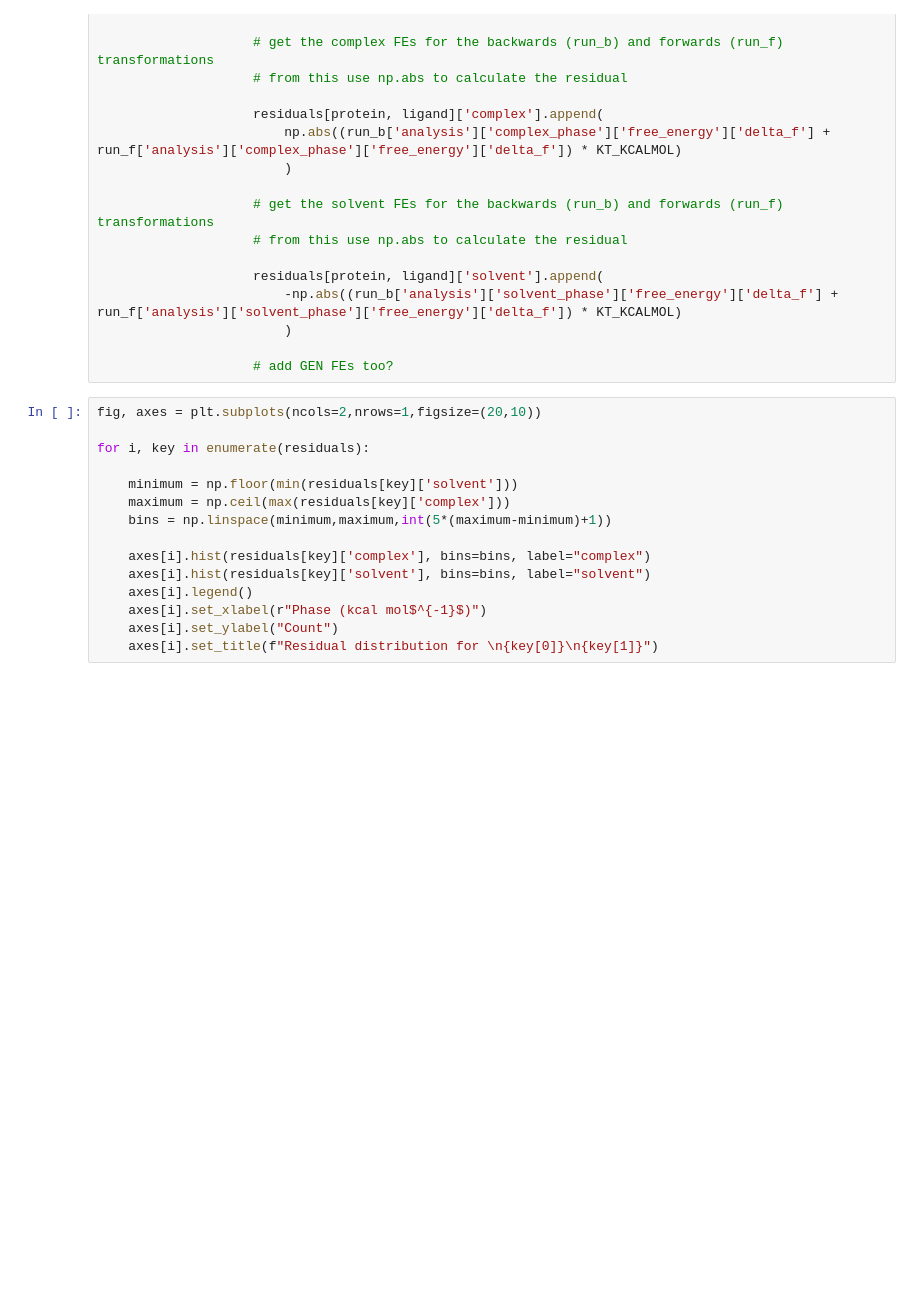
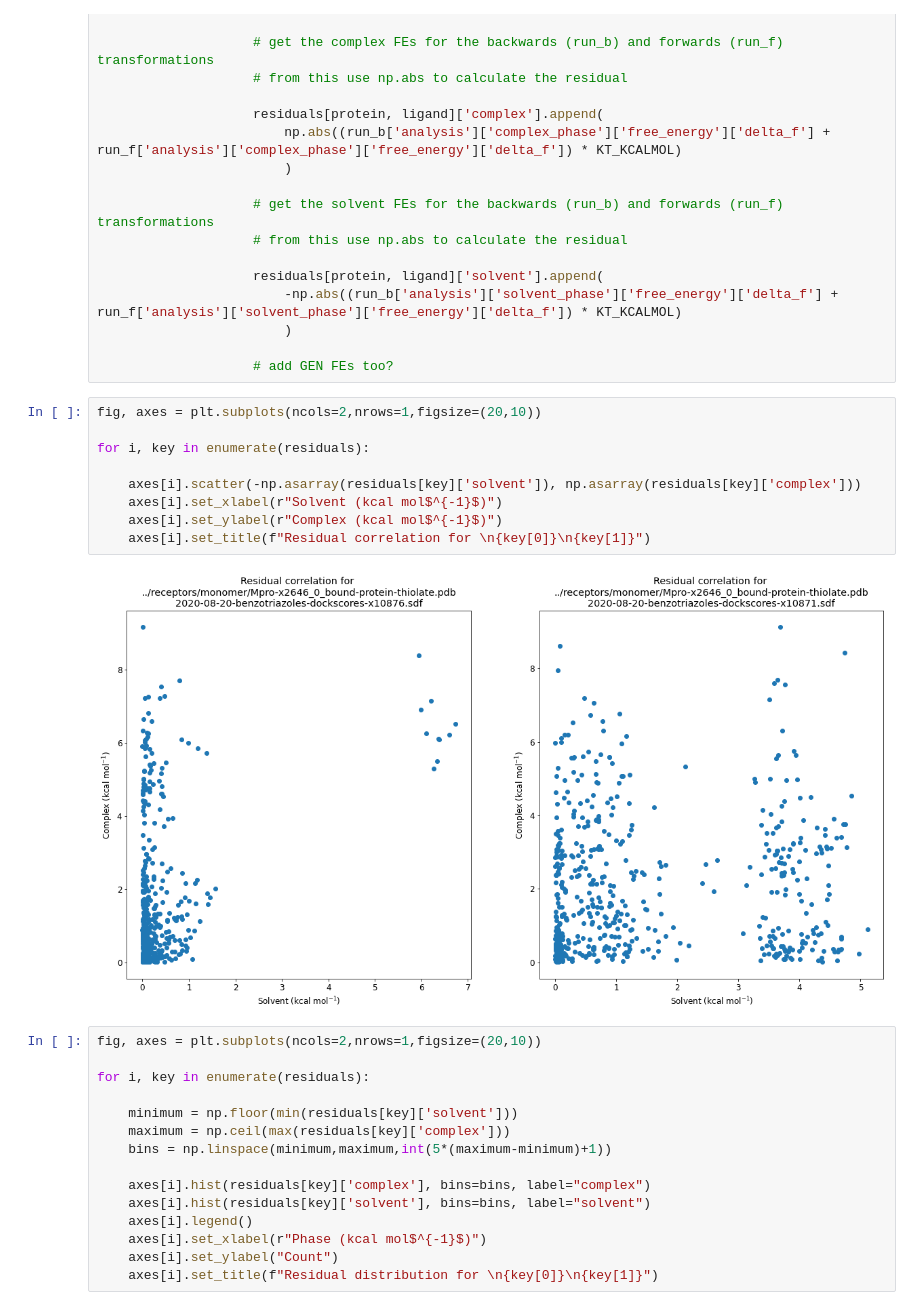
Before and after one commit to choderalab/fah-xchem-notebooks, a Jupyter notebook: analysis/sprint-3/ANALYSIS-Sprint-3.ipynb, the cells around one changed output. Saved outputs shown, nothing was run; the diff lists cells and outputs as text; blank space fills up the shorter version.

Commit message:
add residual correlation plots

```diff
--- a/analysis/sprint-3/ANALYSIS-Sprint-3.ipynb
+++ b/analysis/sprint-3/ANALYSIS-Sprint-3.ipynb
@@ -647,6 +647,17 @@ for run_b in backwards_data['runs']:
                         )
 
                     # add GEN FEs too?
+# %%
+fig, axes = plt.subplots(ncols=2,nrows=1,figsize=(20,10))
+
+for i, key in enumerate(residuals):
+
+    axes[i].scatter(-np.asarray(residuals[key]['solvent']), np.asarray(residuals[key]['complex']))
+    axes[i].set_xlabel(r"Solvent (kcal mol$^{-1}$)")
+    axes[i].set_ylabel(r"Complex (kcal mol$^{-1}$)")
+    axes[i].set_title(f"Residual correlation for \n{key[0]}\n{key[1]}")
+# %% [output]
+[figure, added]
 # %%
 fig, axes = plt.subplots(ncols=2,nrows=1,figsize=(20,10))
 
```
